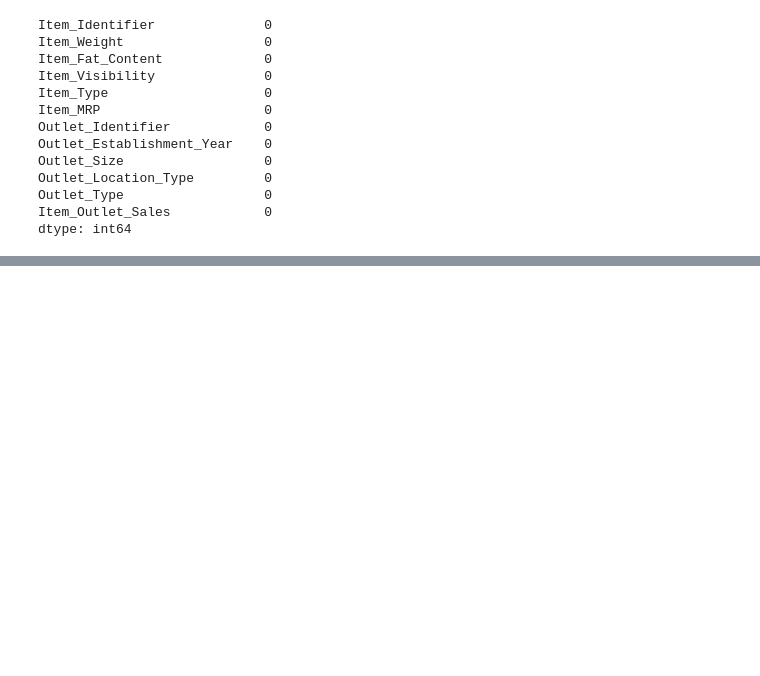
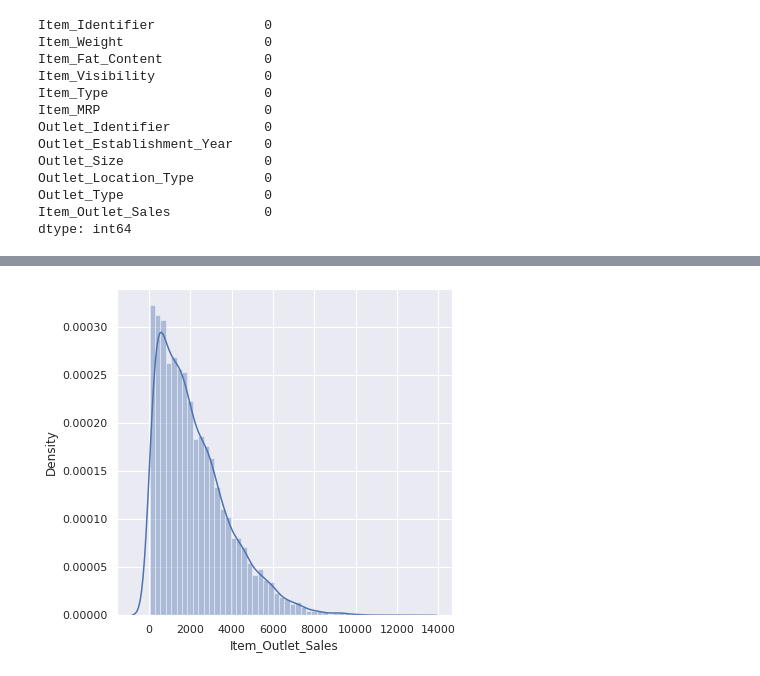
Before and after one commit to olexy/da_ds_ml, a Jupyter notebook: ShopRite.ipynb, the cells around one changed output, grey strips where cells are left out. Drawn from its saved outputs; the diff is of its cells as text; code cells hidden in the pictures; blank space fills up the shorter version.

```diff
--- a/ShopRite.ipynb
+++ b/ShopRite.ipynb
@@ -147,0 +187,7 @@ dtype: int64
+# %%
+# Item_Outlet_Sales distribution
+plt.figure(figsize=(6,6))
+sns.distplot(df_train['Item_Outlet_Sales'])
+plt.show()
+# %% [output]
+[figure, added]
```
Also changed, not shown: parts of 16 cells of this notebook.
